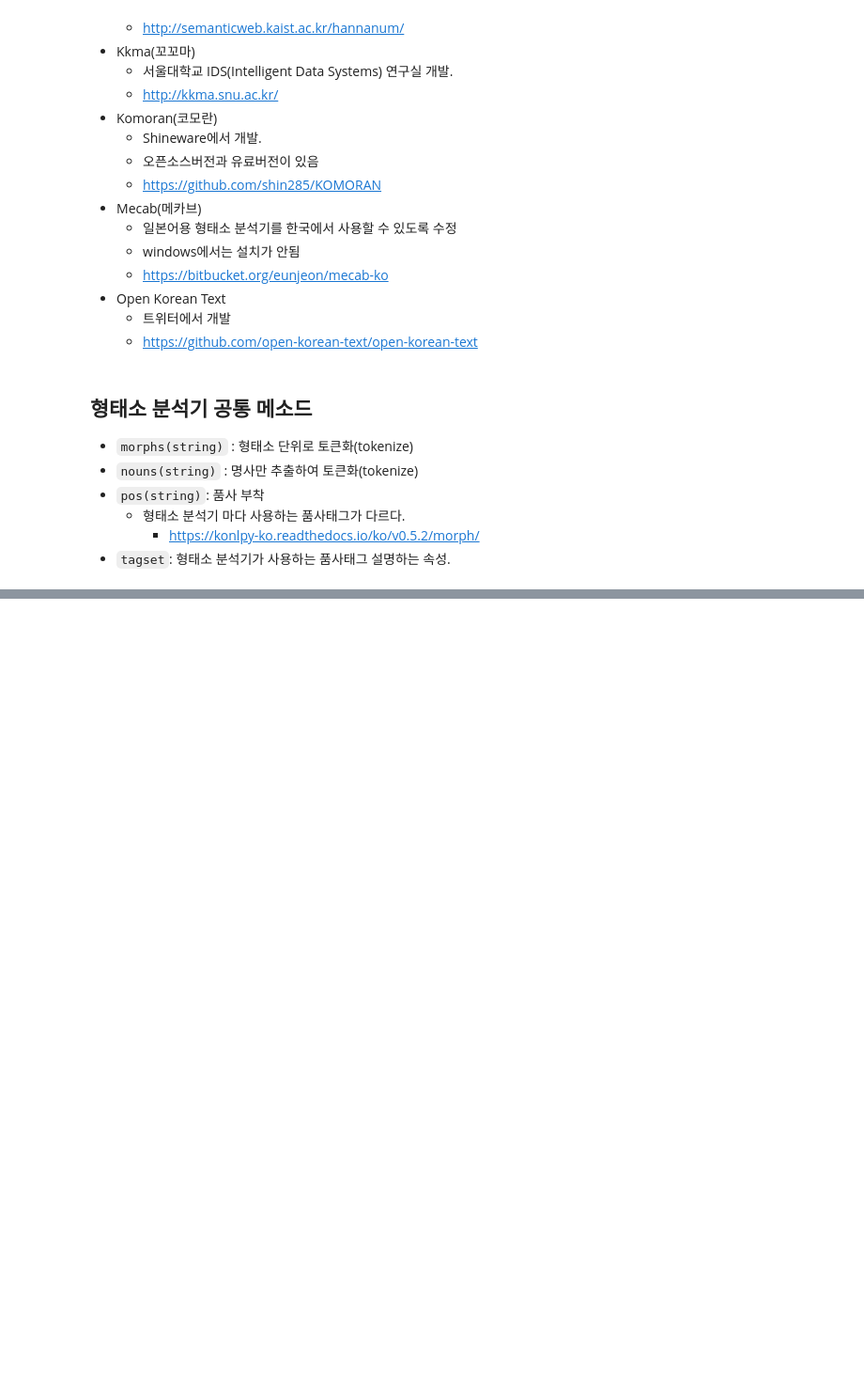
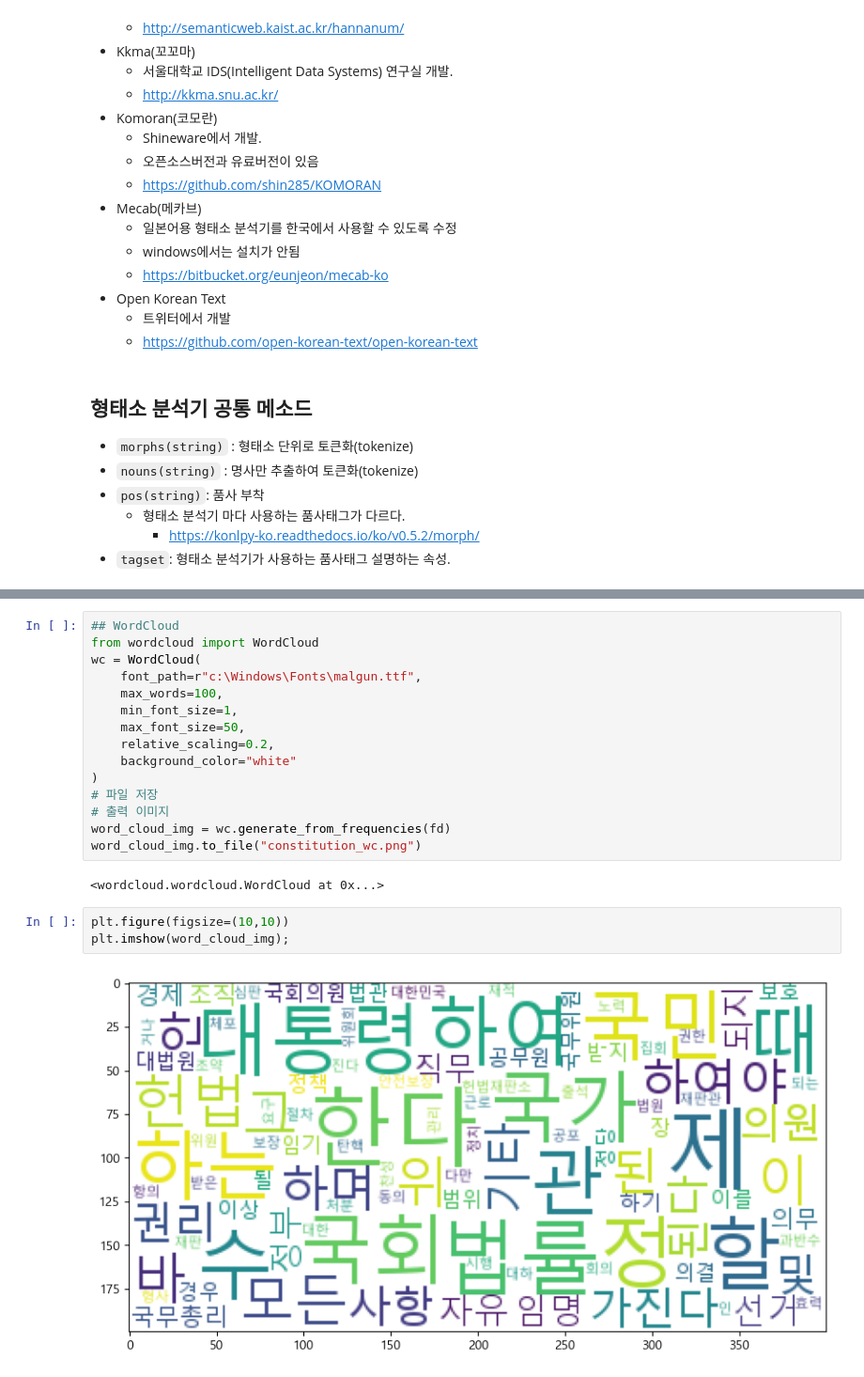
Before and after one commit to LeeJUHO127/DA-35, a Jupyter notebook: 06_NLP_Preprocessing/03_KoNLPy.ipynb, the cells around one changed output, grey strips where cells are left out. Shown at 94% size. Cells and saved outputs as stored; diff of their text form; blank space fills up the shorter version.

```diff
--- a/06_NLP_Preprocessing/03_KoNLPy.ipynb
+++ b/06_NLP_Preprocessing/03_KoNLPy.ipynb
@@ -74,0 +574,22 @@ def __init__(self, dicpath='/usr/local/lib/mecab/dic/mecab-ko-dic')
+# %%
+## WordCloud
+from wordcloud import WordCloud
+wc = WordCloud(
+    font_path=r"c:\Windows\Fonts\malgun.ttf",
+    max_words=100,
+    min_font_size=1,
+    max_font_size=50,
+    relative_scaling=0.2,
+    background_color="white"
+)
+# 파일 저장
+# 출력 이미지
+word_cloud_img = wc.generate_from_frequencies(fd)
+word_cloud_img.to_file("constitution_wc.png")
+# %% [output]
+<wordcloud.wordcloud.WordCloud at 0x...>
+# %%
+plt.figure(figsize=(10,10))
+plt.imshow(word_cloud_img);
+# %% [output]
+[figure, added]
```
Also changed, not shown: parts of 54 cells of this notebook, 2 other files.
